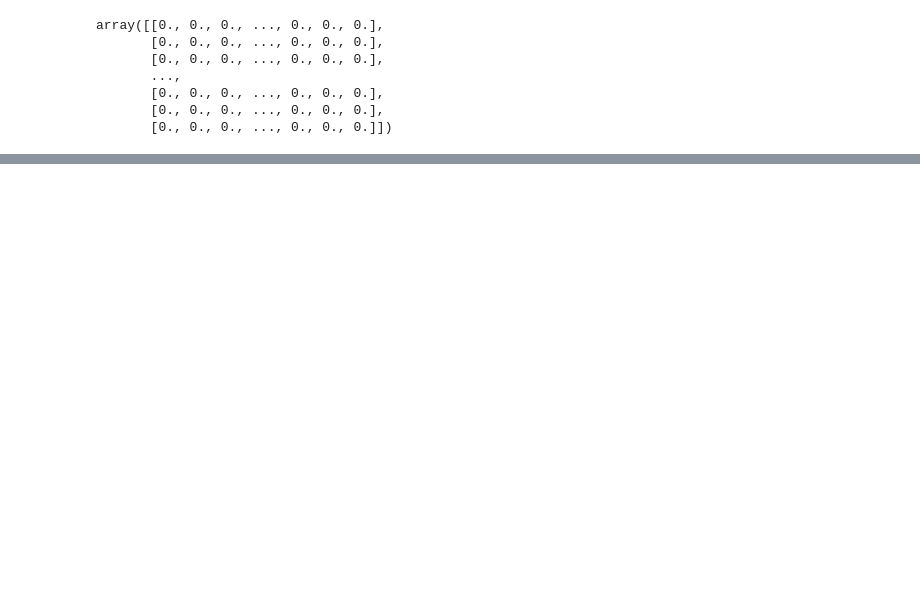
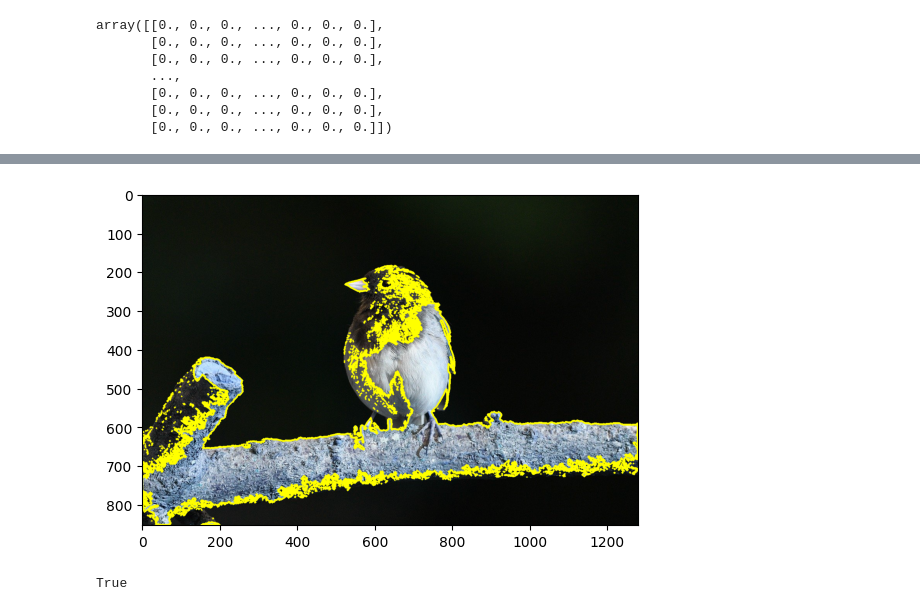
Before and after one commit to uol-mediaprocessing-2023-2024-classroom/project-line-art, a Jupyter notebook: dokumentary/TaleaResearch.ipynb, the cells around one changed output, grey strips where cells are left out. Saved outputs shown, nothing was run; the diff lists cells and outputs as text; code cells hidden in the pictures; blank space fills up the shorter version.

```diff
--- a/dokumentary/TaleaResearch.ipynb
+++ b/dokumentary/TaleaResearch.ipynb
@@ -129,0 +128,32 @@ plt.show()
+# %%
+import cv2
+import numpy as np
+
+image = cv2.imread("pictures/dark-eyed-junco.jpg")
+cv2.imshow("Original Image", image)
+
+gray = cv2.cvtColor(image, cv2.COLOR_BGR2GRAY)
+cv2.imshow("Gray Image", gray)
+
+_, binary = cv2.threshold(gray, 100, 255, cv2.THRESH_BINARY)
+cv2.imshow("Binary image", binary)
+
+contours, hierarchy = cv2.findContours(
+    binary, cv2.RETR_EXTERNAL, cv2.CHAIN_APPROX_SIMPLE
+)
+drawing = np.zeros((gray.shape[0], gray.shape[1], 3), dtype=np.uint8)
+CountersImg = cv2.drawContours(drawing, contours, -1, (255, 255, 0), 3)
+cv2.imshow("Contours", CountersImg)
+ImgWithCounter = cv2.drawContours(image, contours, -1, (255, 255, 0), 3)
+cv2.imshow("Image with counters", ImgWithCounter)
+
+# show on screen (optional in jupiter)
+%matplotlib inline
+plt.imshow(ImgWithCounter)
+plt.show()
+
+# save to disk
+cv2.imwrite('picture.png', ImgWithCounter)
+# %% [output]
+[figure, added]
+True
```
Also changed, not shown: parts of 12 cells of this notebook.
